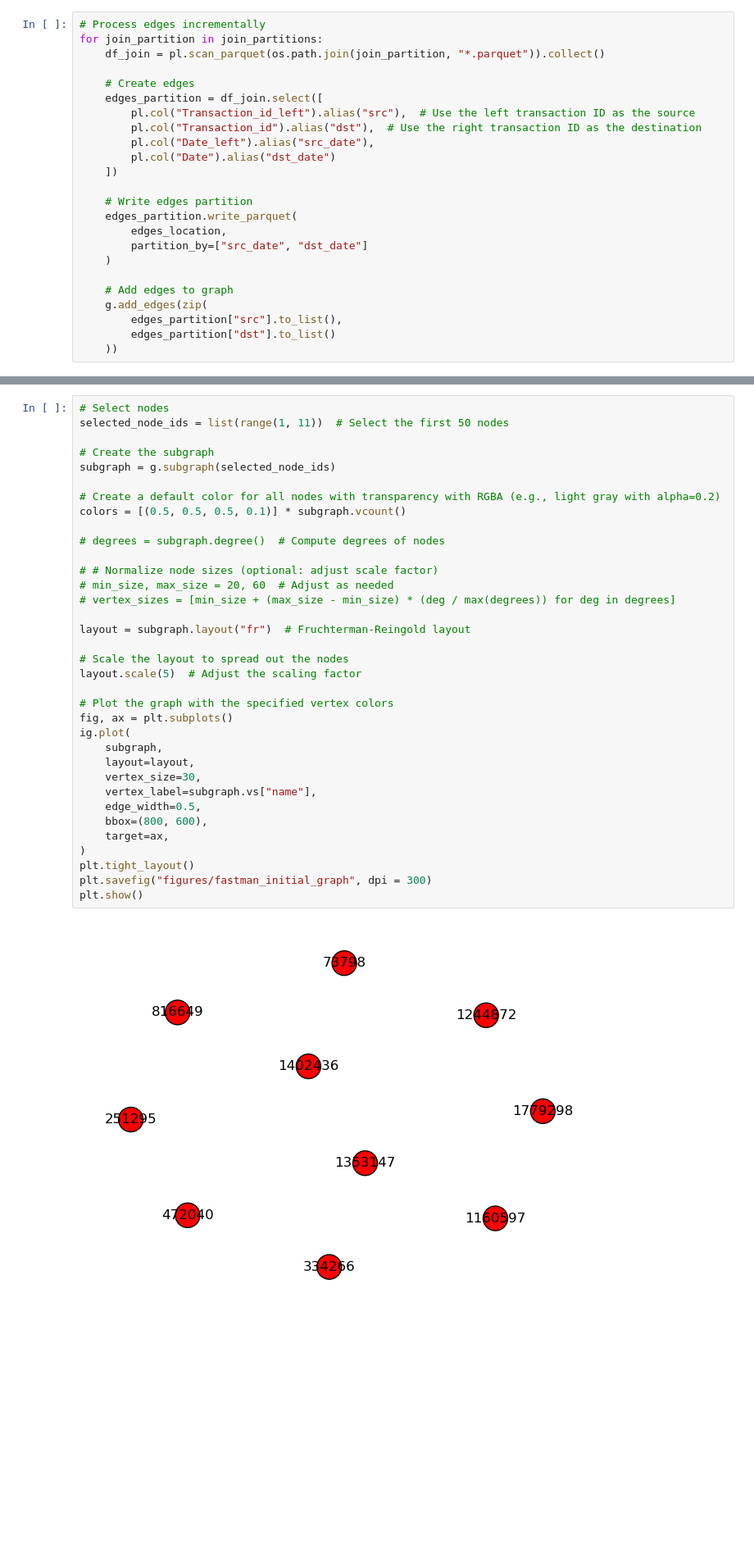
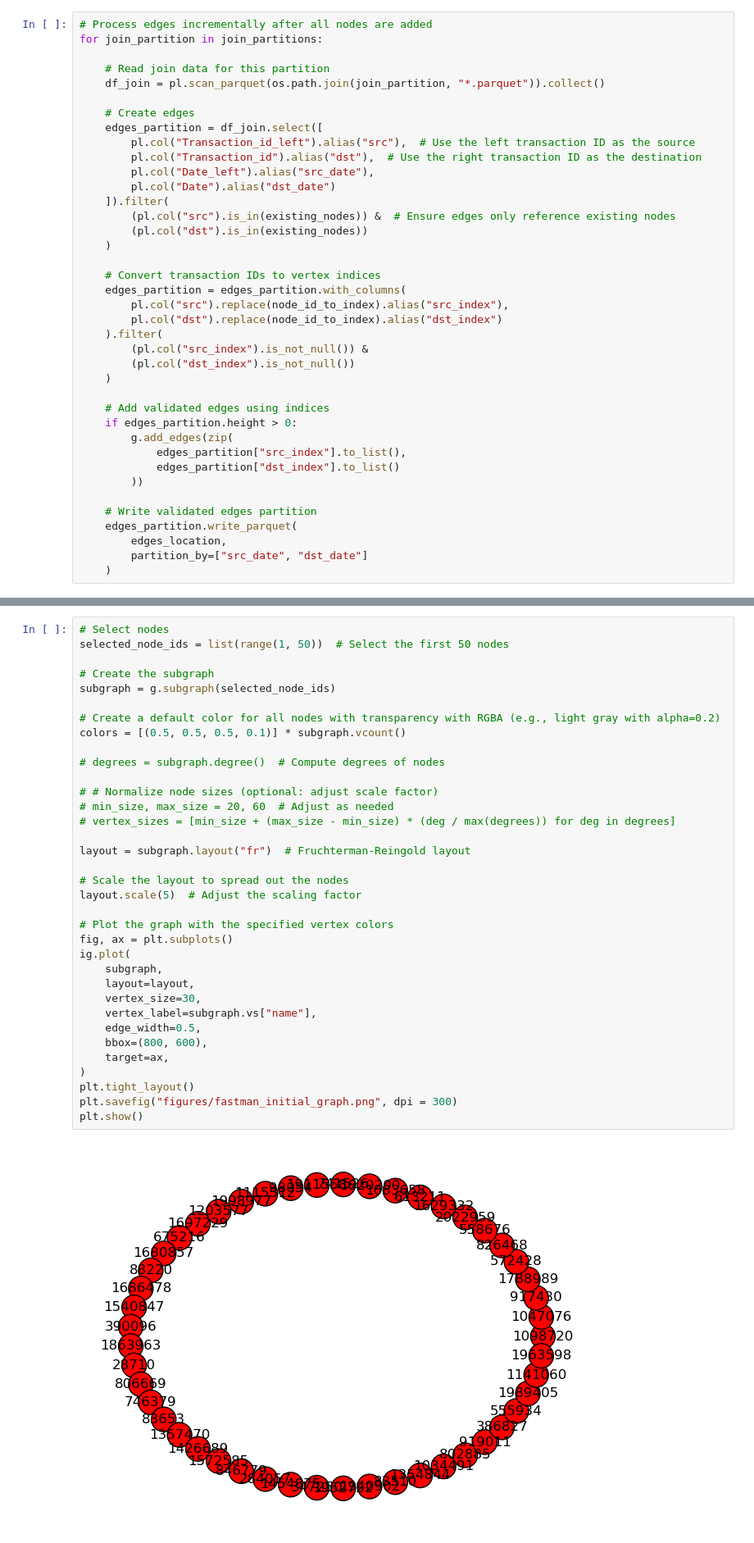
Before and after one commit to pablo-fdz/networks_final_project, a Jupyter notebook: fastman_pablo.ipynb, the cells around one changed output, grey strips where cells are left out. Shown: that part at 82% size. Saved outputs shown, nothing was run; the diff lists cells and outputs as text; blank space fills up the shorter version.

Commit message:
finished construction of temporal graph

```diff
--- a/fastman_pablo.ipynb
+++ b/fastman_pablo.ipynb
@@ -361,6 +383,8 @@ Again, we will construct the edges incrementally.
 # %%
-# Process edges incrementally
+# Process edges incrementally after all nodes are added
 for join_partition in join_partitions:
+
+    # Read join data for this partition
     df_join = pl.scan_parquet(os.path.join(join_partition, "*.parquet")).collect()
 
     # Create edges
@@ -369,16 +393,29 @@ for join_partition in join_partitions:
         pl.col("Transaction_id").alias("dst"),  # Use the right transaction ID as the destination
         pl.col("Date_left").alias("src_date"),
         pl.col("Date").alias("dst_date")
-    ])
+    ]).filter(
+        (pl.col("src").is_in(existing_nodes)) &  # Ensure edges only reference existing nodes
+        (pl.col("dst").is_in(existing_nodes))
+    )
 
-    # Write edges partition
+    # Convert transaction IDs to vertex indices
+    edges_partition = edges_partition.with_columns(
+        pl.col("src").replace(node_id_to_index).alias("src_index"),
+        pl.col("dst").replace(node_id_to_index).alias("dst_index")
+    ).filter(
+        (pl.col("src_index").is_not_null()) &
+        (pl.col("dst_index").is_not_null())
+    )
+
+    # Add validated edges using indices
+    if edges_partition.height > 0:
+        g.add_edges(zip(
+            edges_partition["src_index"].to_list(),
+            edges_partition["dst_index"].to_list()
+        ))
+
+    # Write validated edges partition
     edges_partition.write_parquet(
         edges_location,
         partition_by=["src_date", "dst_date"]
     )
-
-    # Add edges to graph
-    g.add_edges(zip(
-        edges_partition["src"].to_list(),
-        edges_partition["dst"].to_list()
-    ))
@@ -389,38 +471,38 @@ Since the graph is immense, below we only plot a subset of the transactions.
 # %%
 # Select nodes
-selected_node_ids = list(range(1, 11))  # Select the first 50 nodes
+selected_node_ids = list(range(1, 50))  # Select the first 50 nodes
 
 # Create the subgraph
 subgraph = g.subgraph(selected_node_ids)
 
 # Create a default color for all nodes with transparency with RGBA (e.g., light gray with alpha=0.2)
 colors = [(0.5, 0.5, 0.5, 0.1)] * subgraph.vcount()
 
 # degrees = subgraph.degree()  # Compute degrees of nodes
 
 # # Normalize node sizes (optional: adjust scale factor)
 # min_size, max_size = 20, 60  # Adjust as needed
 # vertex_sizes = [min_size + (max_size - min_size) * (deg / max(degrees)) for deg in degrees]
 
 layout = subgraph.layout("fr")  # Fruchterman-Reingold layout
 
 # Scale the layout to spread out the nodes
 layout.scale(5)  # Adjust the scaling factor
 
 # Plot the graph with the specified vertex colors
 fig, ax = plt.subplots()
 ig.plot(
     subgraph,
     layout=layout,
     vertex_size=30,
     vertex_label=subgraph.vs["name"],
     edge_width=0.5,
     bbox=(800, 600),
     target=ax,
 )
 plt.tight_layout()
-plt.savefig("figures/fastman_initial_graph", dpi = 300)
+plt.savefig("figures/fastman_initial_graph.png", dpi = 300)
 plt.show()
 # %% [output]
-[figure, old version]
+[figure, new version]
 # %% [markdown]
```
Also changed, not shown: parts of 14 cells of this notebook.
